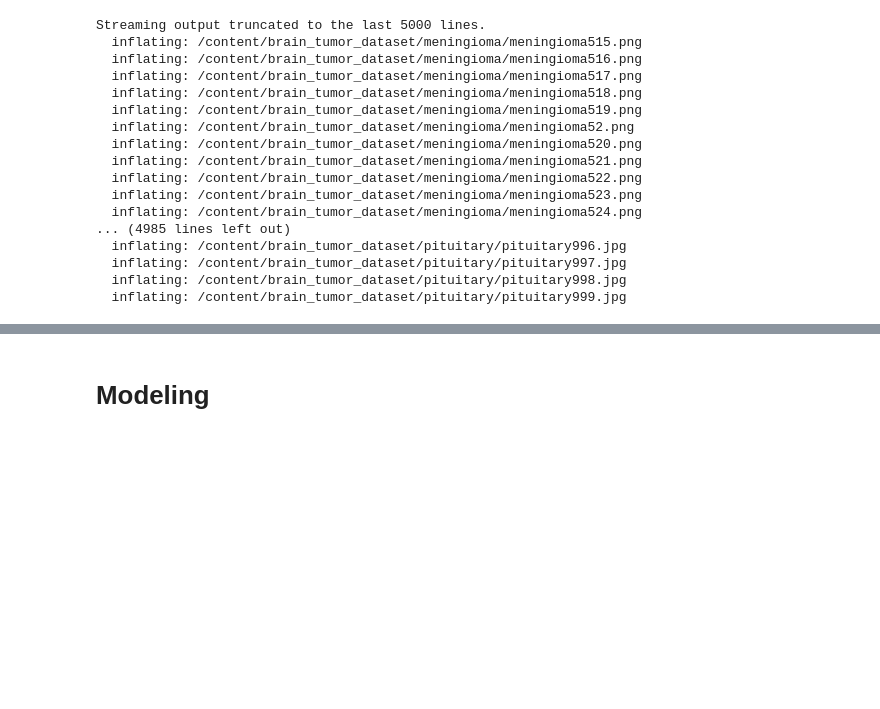
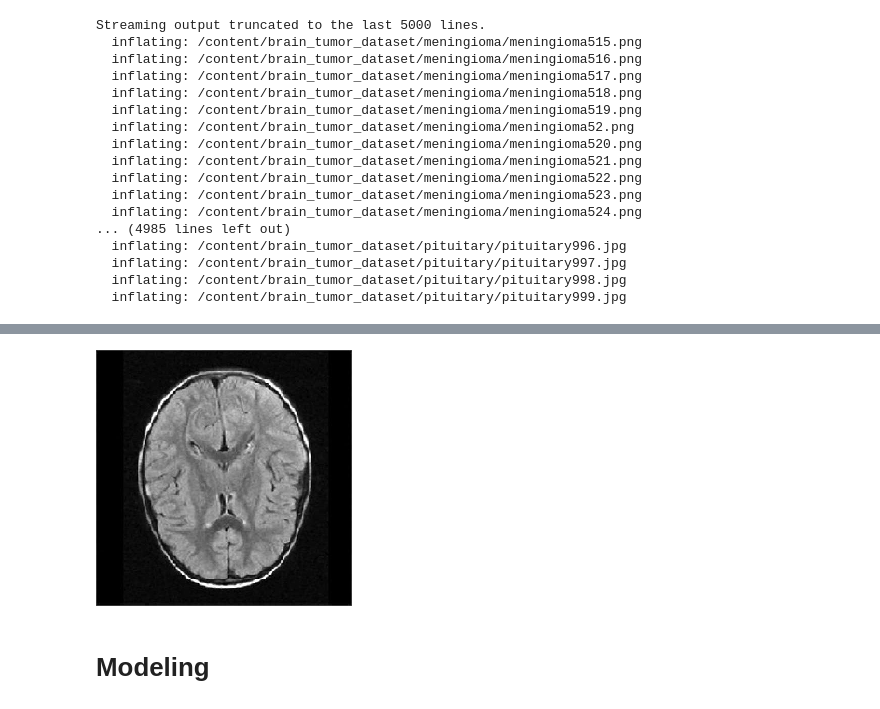
Before and after one commit to JohnNun/brain_tumor_identification, a Jupyter notebook: Notebook.ipynb, the cells around one changed output, grey strips where cells are left out. Drawn from its saved outputs; the diff is of its cells as text; code cells hidden in the pictures; blank space fills up the shorter version.

Commit message:
Updated data preparation section, section no complete

```diff
--- a/Notebook.ipynb
+++ b/Notebook.ipynb
@@ -88,9 +94,24 @@ data_dir = 'brain_tumor_dataset'
+# %%
+# Creating directory paths
+train_dir = 'b_tumor_data_split/train'
+test_dir = 'b_tumor_data_split/test'
+val_dir = 'b_tumor_data_split/val'
 # %%
 datagen = ImageDataGenerator(rescale=1./255)
 # %%
-train_generator = datagen.flow_from_directory(
-    data_dir,
-    target_size=(256, 256),
-    batch_size=32,
-    seed=42)
+train_generator = datagen.flow_from_directory(train_dir,
+                                              target_size=(256, 256),
+                                              batch_size=32,
+                                              )
+
+test_generator = datagen.flow_from_directory(test_dir,
+                                             target_size=(256, 256),
+                                             batch_size=32,
+                                             )
+
+val_generator = datagen.flow_from_directory(val_dir,
+                                            target_size=(256, 256),
+                                            batch_size=32,
+                                            seed=42
+                                            )
 # %% [output]
@@ -103,0 +121,5 @@ X_train, y_train, X_test, y_test = train
+# %%
+# Creating datasets
+train_images, train_labels = next(train_generator)
+test_images, test_labels = next(test_generator)
+val_images, val_labels = next(val_generator)
@@ -104,3 +146,7 @@ X_train, y_train, X_test, y_test = train
+# %%
+array_to_img(train_images[2])
+# %% [output]
+[figure, added]
 # %% [markdown]
 # Modeling
 # %% [markdown]
```
Also changed, not shown: parts of 10 cells of this notebook.
